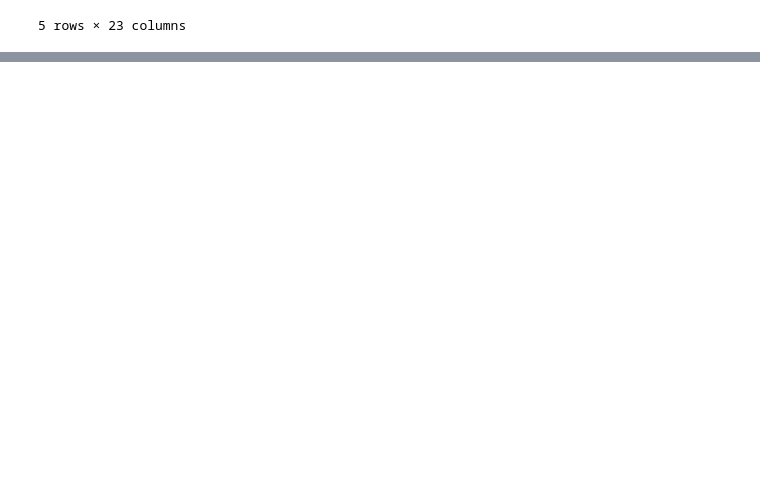
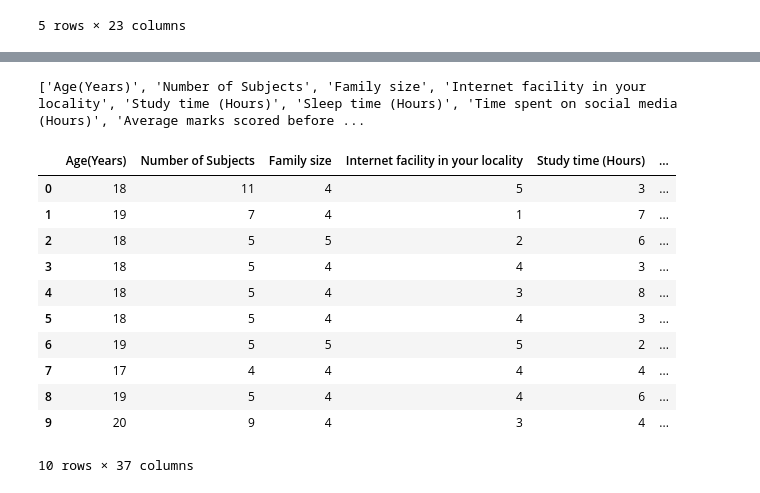
Before and after one commit to ECS-171-Divorce-Team/ECS-171-Online-Study, a Jupyter notebook: Online_Studying_Project.ipynb, the cells around one changed output, grey strips where cells are left out. Saved outputs shown, nothing was run; the diff lists cells and outputs as text; code cells hidden in the pictures; blank space fills up the shorter version.

```diff
--- a/Online_Studying_Project.ipynb
+++ b/Online_Studying_Project.ipynb
@@ -45,0 +58,28 @@ file.to_csv("./dataSet/one_hot_encoded.csv")
+# %%
+var_names = list(file.columns)
+print (var_names)
+var_names.remove('Your level of satisfaction in Online Education(Bad)')
+var_names.remove('Your level of satisfaction in Online Education(Good)')
+var_names.remove('Your level of satisfaction in Online Education(Average)')
+pairplot_df = file.copy()
+pairplot_df.drop('Your level of satisfaction in Online Education(Average)',axis=1,inplace =True)
+pairplot_df.drop('Your level of satisfaction in Online Education(Bad)',axis=1,inplace =True)
+pairplot_df.drop('Your level of satisfaction in Online Education(Good)',axis=1,inplace =True)
+pairplot_df.
+pairplot_df.head(10)
+# _=sns.pairplot(data=file,vars=var_names,
+#               kind='scatter',plot_kws=dict(size=.5,alpha=.5),hue=satisfication_val)
+# %% [output]
+['Age(Years)', 'Number of Subjects', 'Family size', 'Internet facility in your locality', 'Study time (Hours)', 'Sleep time (Hours)', 'Time spent on social media (Hours)', 'Average marks scored before ...
+|  | Age(Years) | Number of Subjects | Family size | Internet facility in your locality | Study time (Hours) | ... |
+| 0 | 18 | 11 | 4 | 5 | 3 | ... |
+| 1 | 19 | 7 | 4 | 1 | 7 | ... |
+| 2 | 18 | 5 | 5 | 2 | 6 | ... |
+| 3 | 18 | 5 | 4 | 4 | 3 | ... |
+| 4 | 18 | 5 | 4 | 3 | 8 | ... |
+| 5 | 18 | 5 | 4 | 4 | 3 | ... |
+| 6 | 19 | 5 | 5 | 5 | 2 | ... |
+| 7 | 17 | 4 | 4 | 4 | 4 | ... |
+| 8 | 19 | 5 | 4 | 4 | 6 | ... |
+| 9 | 20 | 9 | 4 | 3 | 4 | ... |
+10 rows × 37 columns
```
Also changed, not shown: parts of 1 cell of this notebook, 3 other files.
